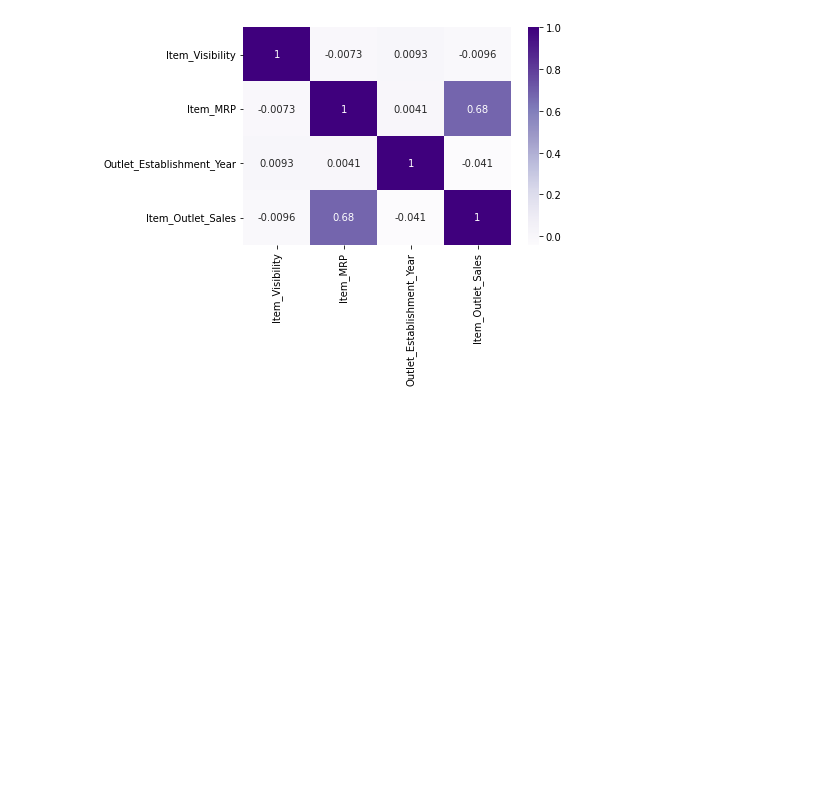
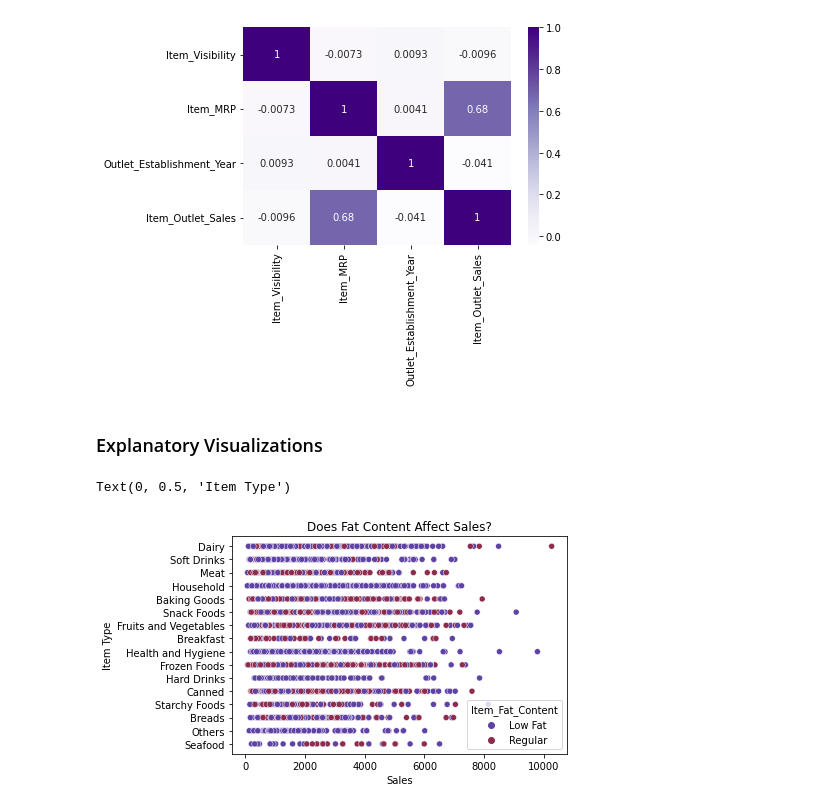
Before and after one commit to SarahJane86/food-sales-predictions, a Jupyter notebook: FoodSales(PROJECT).ipynb, the cells around one changed output. Saved outputs shown, nothing was run; the diff lists cells and outputs as text; code cells hidden in the pictures; blank space fills up the shorter version.

```diff
--- a/FoodSales(PROJECT).ipynb
+++ b/FoodSales(PROJECT).ipynb
@@ -287,3 +287,14 @@ sns.heatmap(corr, cmap ='Purples', annot = True) ##Heatmap of the correlation be
 # %% [output]
 <matplotlib.axes._subplots.AxesSubplot at 0x...>
 [figure]
+# %% [markdown]
+### Explanatory Visualizations
+# %%
+ax = sns.scatterplot(data=df, x = 'Item_Outlet_Sales', y = 'Item_Type', hue = 'Item_Fat_Content', palette = 'twilight')
+ax.set_title('Does Fat Content Affect Sales?')
+ax.set_xlabel('Sales')
+ax.set_ylabel('Item Type')
+## Visualization 1
+# %% [output]
+Text(0, 0.5, 'Item Type')
+[figure, added]
```
Also changed, not shown: parts of 3 cells of this notebook.
